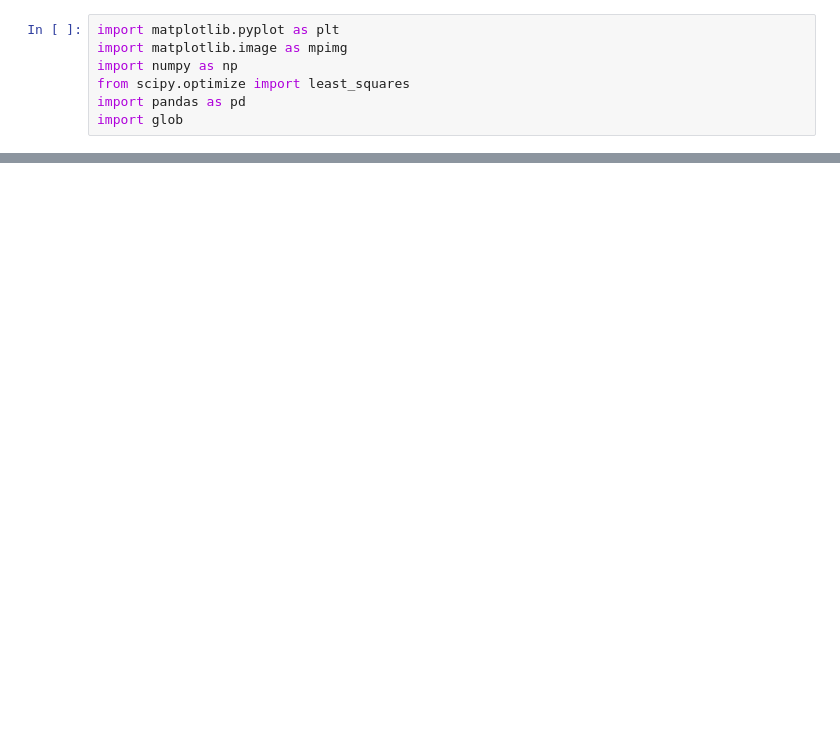
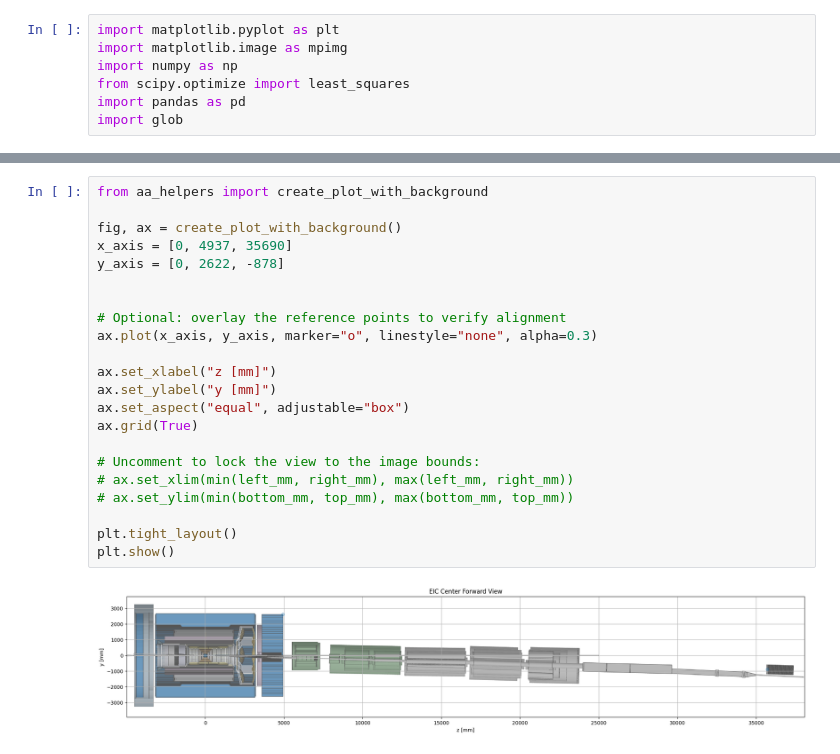
Before and after one commit to Allseeing1620/acceptance-analysis, a Jupyter notebook: analyze-df.ipynb, the cells around one changed output, grey strips where cells are left out. Drawn from its saved outputs; the diff is of its cells as text; blank space fills up the shorter version.

Commit message:
Plot acceptance

```diff
--- a/analyze-df.ipynb
+++ b/analyze-df.ipynb
@@ -21,3 +22,27 @@ pd.read_feather("combined_all_lambda_data.feather")
 | 563787 | 499998 | 4 | 3122 | 1 | 134217728 | -0.165018 | -0.626539 | 24.329761 | -0.050402 | 0.038077 | ... | ... |
 | 563788 | 499999 | 4 | 3122 | 1 | 150994944 | -0.107286 | -0.746145 | 39.693623 | 0.001640 | -0.008288 | ... | ... |
 563789 rows × 106 columns
+# %%
+from aa_helpers import create_plot_with_background
+
+fig, ax = create_plot_with_background()
+x_axis = [0, 4937, 35690]
+y_axis = [0, 2622, -878]
+
+
+# Optional: overlay the reference points to verify alignment
+ax.plot(x_axis, y_axis, marker="o", linestyle="none", alpha=0.3)
+
+ax.set_xlabel("z [mm]")
+ax.set_ylabel("y [mm]")
+ax.set_aspect("equal", adjustable="box")
+ax.grid(True)
+
+# Uncomment to lock the view to the image bounds:
+# ax.set_xlim(min(left_mm, right_mm), max(left_mm, right_mm))
+# ax.set_ylim(min(bottom_mm, top_mm), max(bottom_mm, top_mm))
+
+plt.tight_layout()
+plt.show()
+# %% [output]
+[figure, added]
```
Also changed, not shown: parts of 3 cells of this notebook, 1 other file.
